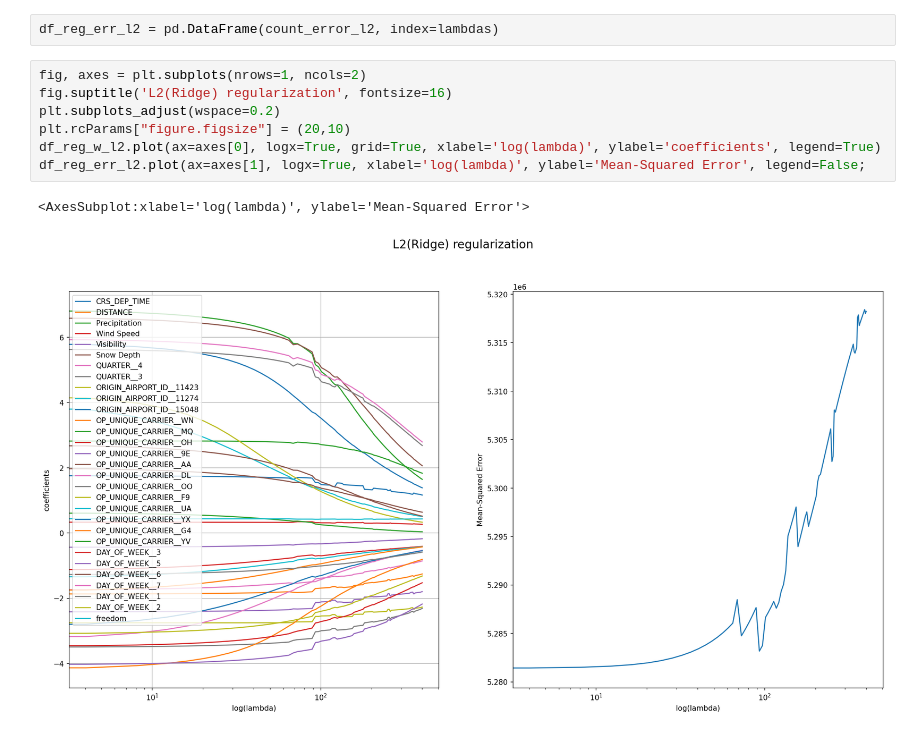
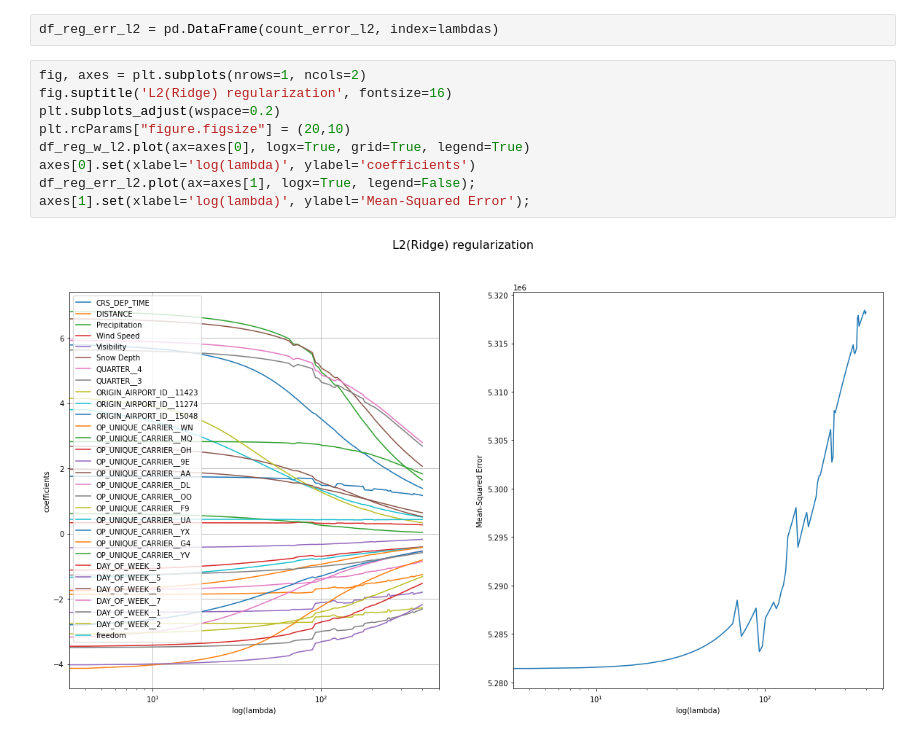
Before and after one commit to Dima12101/IS-Tasks, a Jupyter notebook: regression_task.ipynb, the cells around one changed output. Saved outputs shown, nothing was run; the diff lists cells and outputs as text.

```diff
--- a/regression_task.ipynb
+++ b/regression_task.ipynb
@@ -589,10 +589,11 @@ df_reg_err_l2 = pd.DataFrame(count_error_l2, index=lambdas)
 # %%
 fig, axes = plt.subplots(nrows=1, ncols=2)
 fig.suptitle('L2(Ridge) regularization', fontsize=16)
 plt.subplots_adjust(wspace=0.2)
 plt.rcParams["figure.figsize"] = (20,10)
-df_reg_w_l2.plot(ax=axes[0], logx=True, grid=True, xlabel='log(lambda)', ylabel='coefficients', legend=True)
-df_reg_err_l2.plot(ax=axes[1], logx=True, xlabel='log(lambda)', ylabel='Mean-Squared Error', legend=False;
+df_reg_w_l2.plot(ax=axes[0], logx=True, grid=True, legend=True)
+axes[0].set(xlabel='log(lambda)', ylabel='coefficients')
+df_reg_err_l2.plot(ax=axes[1], logx=True, legend=False);
+axes[1].set(xlabel='log(lambda)', ylabel='Mean-Squared Error');
 # %% [output]
-<AxesSubplot:xlabel='log(lambda)', ylabel='Mean-Squared Error'>
-[figure, old version]
+[figure, new version]
```
Also changed, not shown: parts of 8 cells of this notebook.
